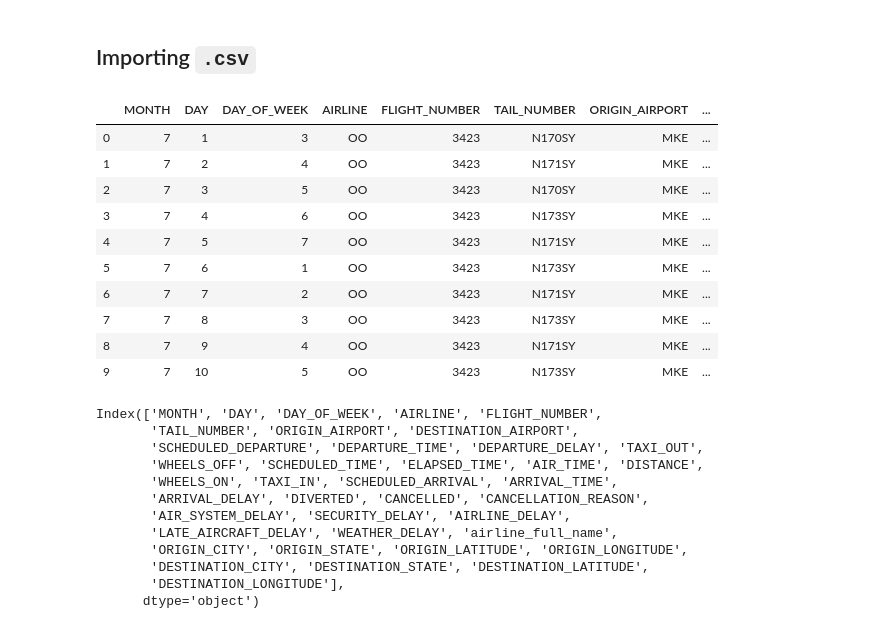
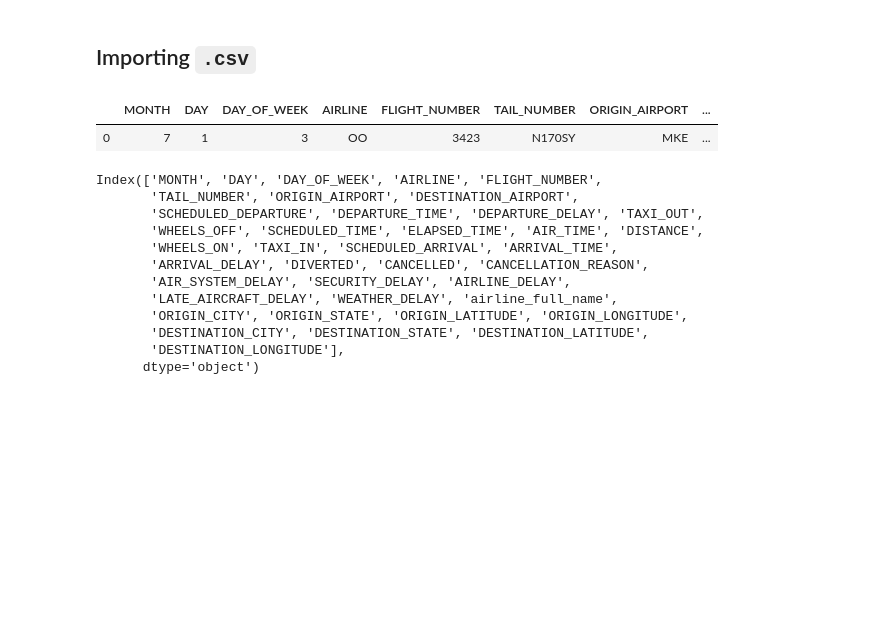
Before and after one commit to petehumphries/Flatiron_Project_5, a Jupyter notebook: PH_flight_delays_and_cancellations_ETL.ipynb, the cells around one changed output. Saved outputs shown, nothing was run; the diff lists cells and outputs as text; code cells hidden in the pictures; blank space fills up the shorter version.

```diff
--- a/PH_flight_delays_and_cancellations_ETL.ipynb
+++ b/PH_flight_delays_and_cancellations_ETL.ipynb
@@ -89,16 +89,7 @@ df.drop(df.columns[0], axis=1, inplace=True)
 # all years are 2015
 del df['YEAR']
 # %%
-df.head(10)
+df.head(1)
 # %% [output]
 |  | MONTH | DAY | DAY_OF_WEEK | AIRLINE | FLIGHT_NUMBER | TAIL_NUMBER | ORIGIN_AIRPORT | ... |
 | 0 | 7 | 1 | 3 | OO | 3423 | N170SY | MKE | ... |
-| 1 | 7 | 2 | 4 | OO | 3423 | N171SY | MKE | ... |
-| 2 | 7 | 3 | 5 | OO | 3423 | N170SY | MKE | ... |
-| 3 | 7 | 4 | 6 | OO | 3423 | N173SY | MKE | ... |
-| 4 | 7 | 5 | 7 | OO | 3423 | N171SY | MKE | ... |
-| 5 | 7 | 6 | 1 | OO | 3423 | N173SY | MKE | ... |
-| 6 | 7 | 7 | 2 | OO | 3423 | N171SY | MKE | ... |
-| 7 | 7 | 8 | 3 | OO | 3423 | N173SY | MKE | ... |
-| 8 | 7 | 9 | 4 | OO | 3423 | N171SY | MKE | ... |
-| 9 | 7 | 10 | 5 | OO | 3423 | N173SY | MKE | ... |
```
Also changed, not shown: parts of 78 cells of this notebook.
